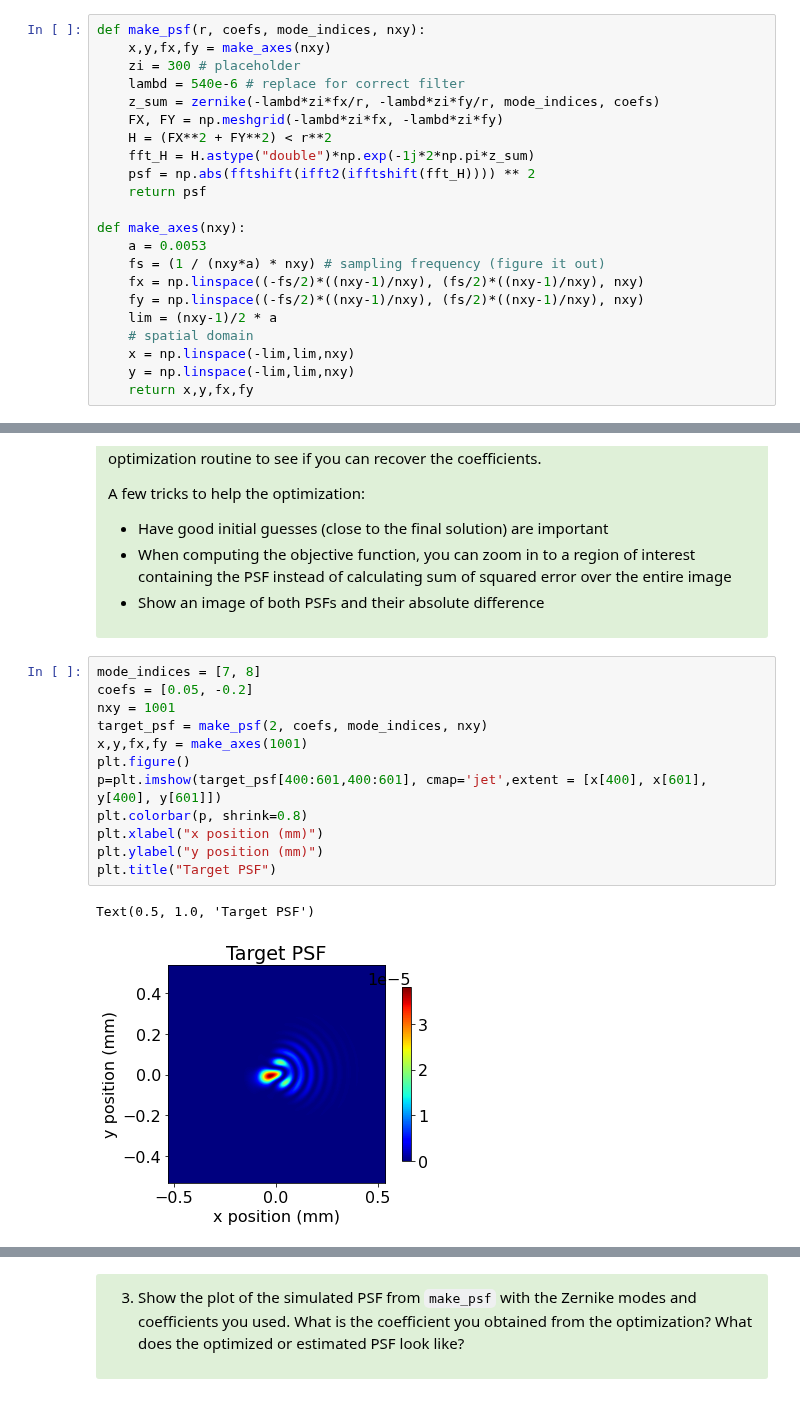
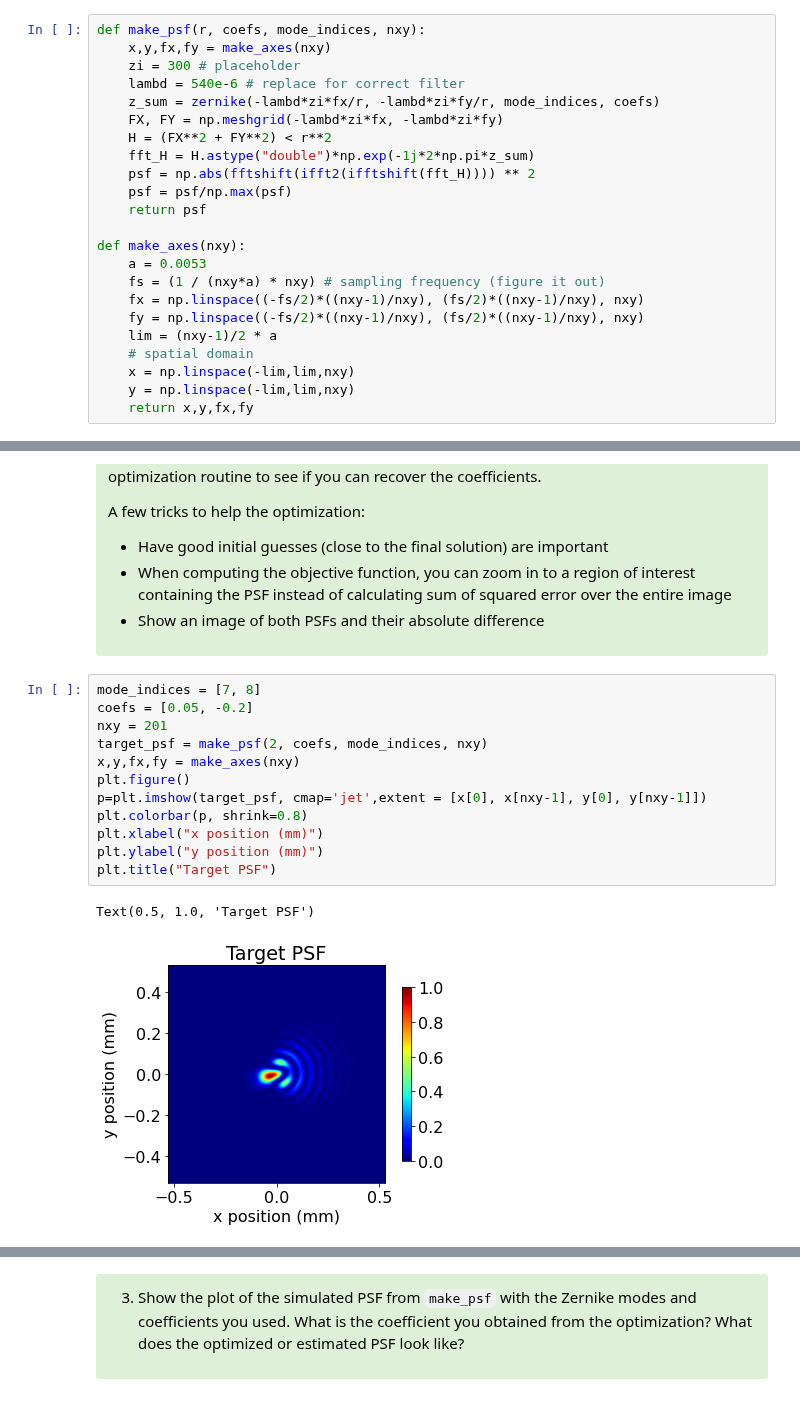
Before and after one commit to dishamishra/Labs_Imager, a Jupyter notebook: Lab4 Part2 (Clean).ipynb, the cells around one changed output, grey strips where cells are left out. Drawn from its saved outputs; the diff is of its cells as text.

```diff
--- a/Lab4 Part2 (Clean).ipynb
+++ b/Lab4 Part2 (Clean).ipynb
@@ -85,6 +85,7 @@ def make_psf(r, coefs, mode_indices, nxy):
     H = (FX**2 + FY**2) < r**2
     fft_H = H.astype("double")*np.exp(-1j*2*np.pi*z_sum)
     psf = np.abs(fftshift(ifft2(ifftshift(fft_H)))) ** 2
+    psf = psf/np.max(psf)
     return psf
 
 def make_axes(nxy):
@@ -127,16 +128,16 @@ A few tricks to help the optimization:
 # %%
 mode_indices = [7, 8]
 coefs = [0.05, -0.2]
-nxy = 1001
+nxy = 201
 target_psf = make_psf(2, coefs, mode_indices, nxy)
-x,y,fx,fy = make_axes(1001)
+x,y,fx,fy = make_axes(nxy)
 plt.figure()
-p=plt.imshow(target_psf[400:601,400:601], cmap='jet',extent = [x[400], x[601], y[400], y[601]])
+p=plt.imshow(target_psf, cmap='jet',extent = [x[0], x[nxy-1], y[0], y[nxy-1]])
 plt.colorbar(p, shrink=0.8)
 plt.xlabel("x position (mm)")
 plt.ylabel("y position (mm)")
 plt.title("Target PSF")
 # %% [output]
 Text(0.5, 1.0, 'Target PSF')
-[figure, old version]
+[figure, new version]
 # %%
```
Also changed, not shown: parts of 3 cells of this notebook, 1 other file.
